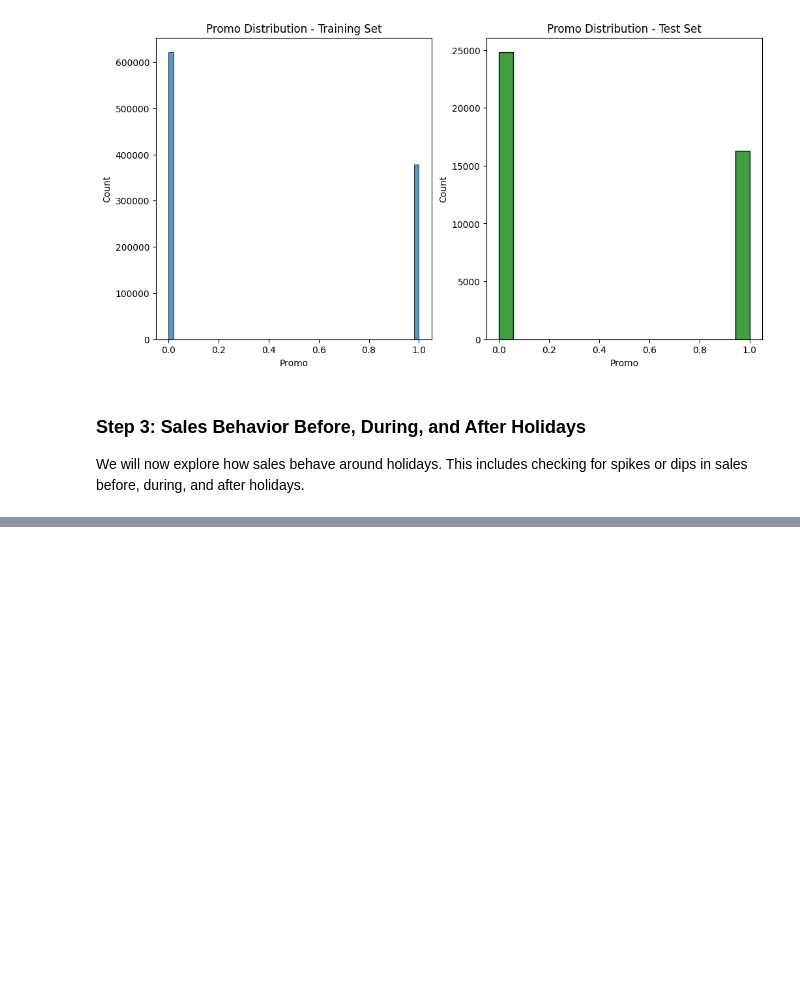
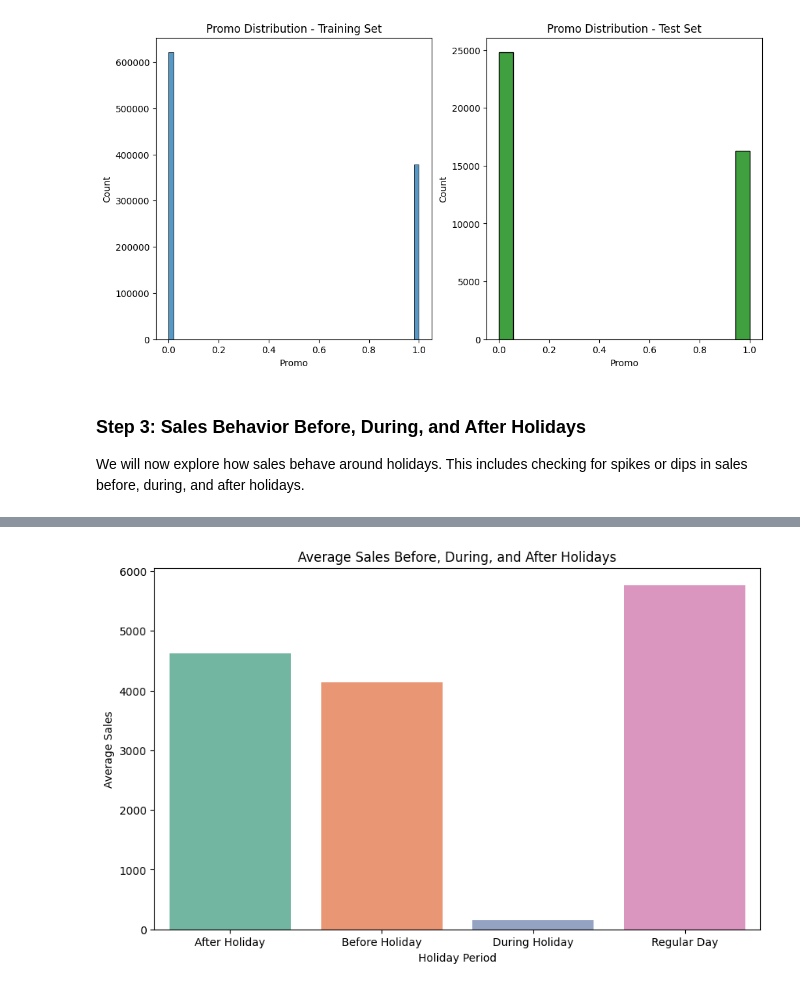
Before and after one commit to GetieBalew24/Rossmann--Sales-Prediction, a Jupyter notebook: notebooks/customer_purchasing_behavior_EDA.ipynb, the cells around one changed output, grey strips where cells are left out. Drawn from its saved outputs; the diff is of its cells as text; code cells hidden in the pictures; blank space fills up the shorter version.

```diff
--- a/notebooks/customer_purchasing_behavior_EDA.ipynb
+++ b/notebooks/customer_purchasing_behavior_EDA.ipynb
@@ -172,0 +179,4 @@ cba.add_holiday_columns(train_cleaned)
+# %%
+# This function plots the effects of holidays on sales using the cleaned training data
+cba.plot_holiday_effects(train_cleaned)
+# %% [output]
@@ -172,0 +184 @@ cba.add_holiday_columns(train_cleaned)
+[figure, added]
```
Also changed, not shown: parts of 7 cells of this notebook, 1 other file.
